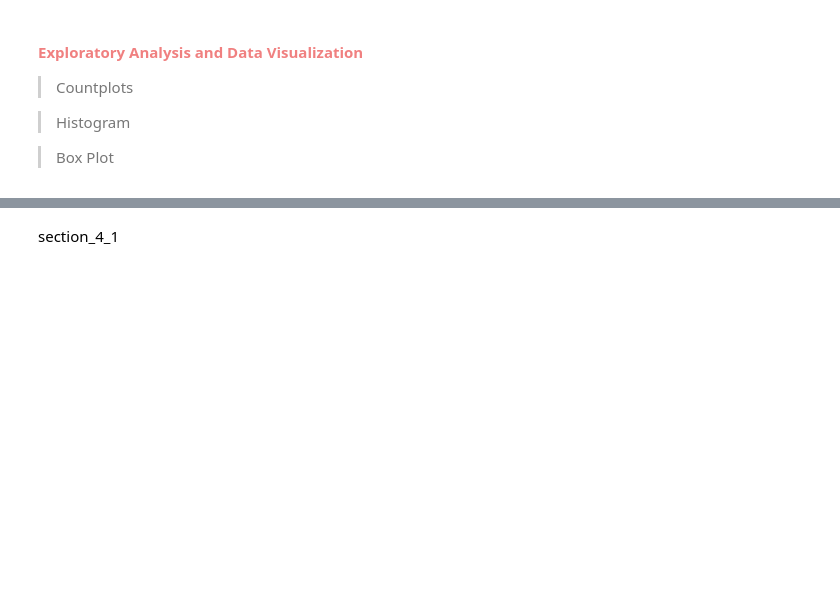
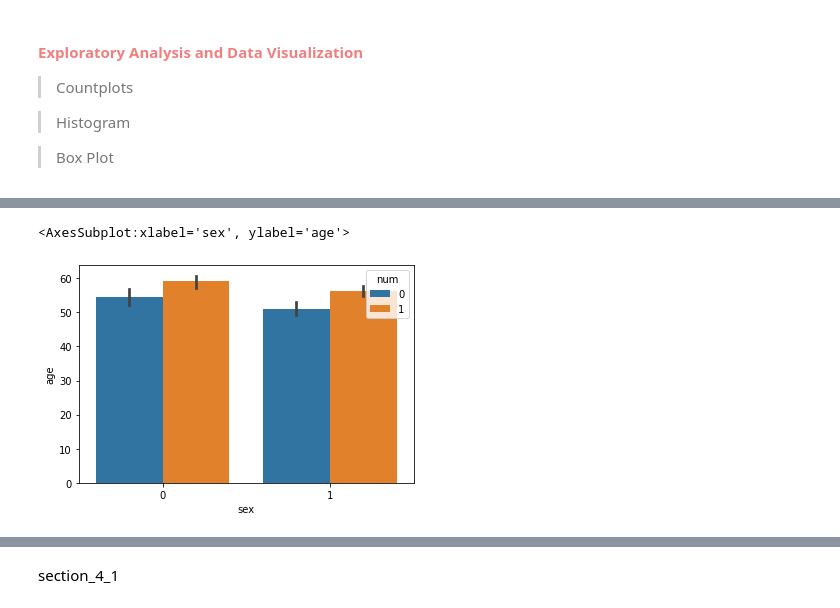
Before and after one commit to Five-Tackle-One/Investigative-Analysis-of-Heart-Disease-Diagnosis, a Jupyter notebook: Investigative Analysis of Heart Disease Diagnosis.ipynb, the cells around one changed output, grey strips where cells are left out. Saved outputs shown, nothing was run; the diff lists cells and outputs as text; code cells hidden in the pictures; blank space fills up the shorter version.

```diff
--- a/Investigative Analysis of Heart Disease Diagnosis.ipynb
+++ b/Investigative Analysis of Heart Disease Diagnosis.ipynb
@@ -299 +311,7 @@ continuous = list(filter(lambda x:x not in categories,drop_missing_cleveland.col
+# %%
+description_dataset = dp.make_description_dataset(drop_missing_cleveland,categories)
+sns.barplot(x="sex", y="age", data=drop_missing_cleveland,hue='num')
+# %% [output]
+<AxesSubplot:xlabel='sex', ylabel='age'>
+[figure, added]
 # %%
```
Also changed, not shown: parts of 26 cells of this notebook, 4 other files.
